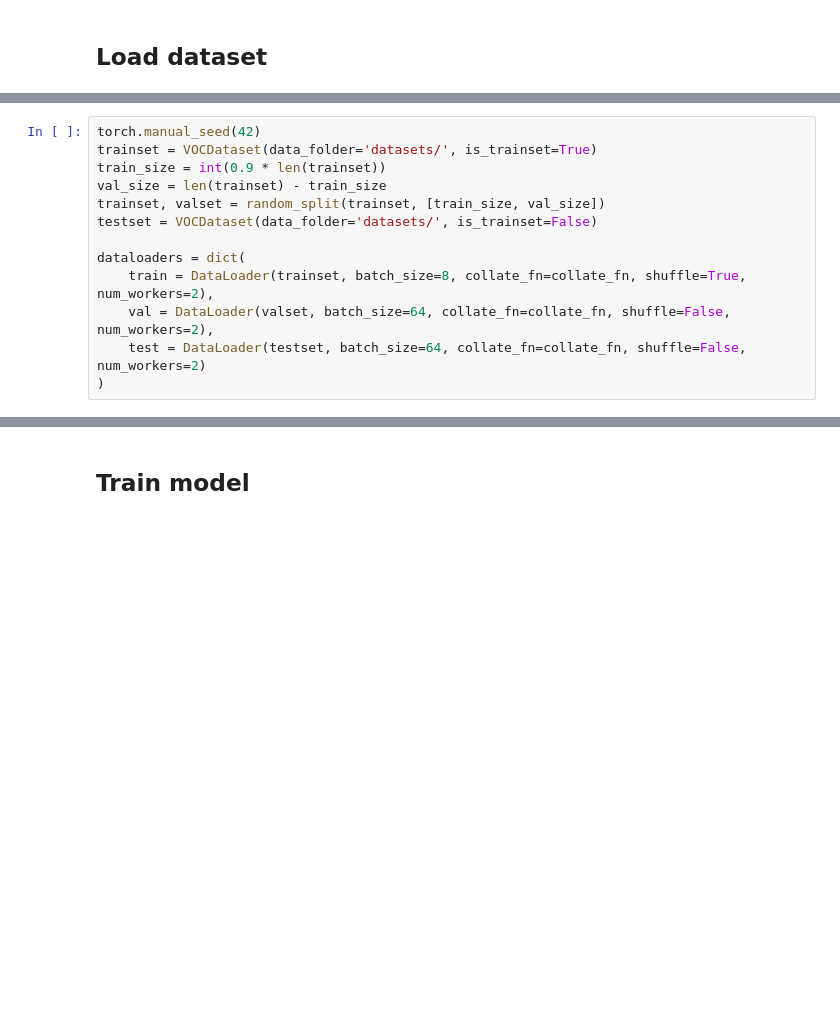
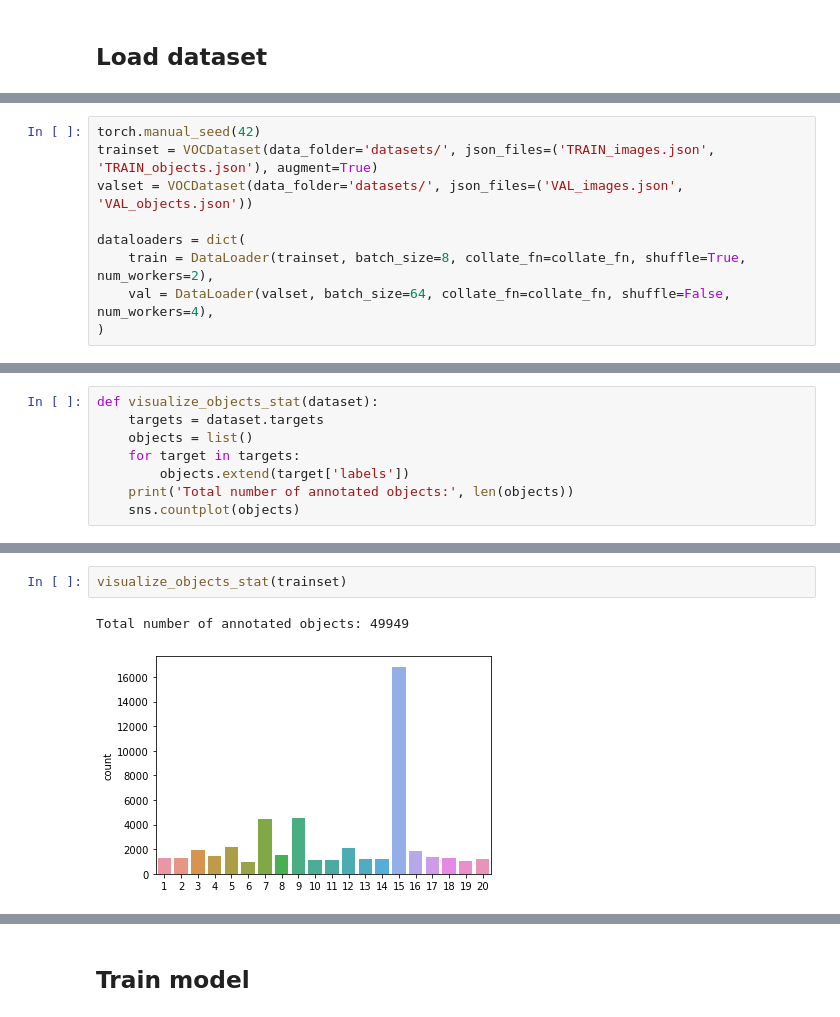
Before and after one commit to thuan00/single-shot-detection-pytorch, a Jupyter notebook: train-eval.ipynb, the cells around one changed output, grey strips where cells are left out. Cells and saved outputs as stored; diff of their text form; blank space fills up the shorter version.

Commit message:
add EDA + trial training failed

```diff
--- a/train-eval.ipynb
+++ b/train-eval.ipynb
@@ -29,13 +70,9 @@ create_data_lists(voc07_path, voc12_path, 'D:/C-dir/SSD/VOCdevkit/')
 # %%
 torch.manual_seed(42)
-trainset = VOCDataset(data_folder='datasets/', is_trainset=True)
-train_size = int(0.9 * len(trainset))
-val_size = len(trainset) - train_size
-trainset, valset = random_split(trainset, [train_size, val_size])
-testset = VOCDataset(data_folder='datasets/', is_trainset=False)
+trainset = VOCDataset(data_folder='datasets/', json_files=('TRAIN_images.json', 'TRAIN_objects.json'), augment=True)
+valset = VOCDataset(data_folder='datasets/', json_files=('VAL_images.json', 'VAL_objects.json'))
 
 dataloaders = dict(
     train = DataLoader(trainset, batch_size=8, collate_fn=collate_fn, shuffle=True, num_workers=2),
-    val = DataLoader(valset, batch_size=64, collate_fn=collate_fn, shuffle=False, num_workers=2),
-    test = DataLoader(testset, batch_size=64, collate_fn=collate_fn, shuffle=False, num_workers=2)
+    val = DataLoader(valset, batch_size=64, collate_fn=collate_fn, shuffle=False, num_workers=4),
 )
@@ -41,0 +81,8 @@ dataloaders = dict(
+# %%
+def visualize_objects_stat(dataset):
+    targets = dataset.targets
+    objects = list()
+    for target in targets:
+        objects.extend(target['labels'])
+    print('Total number of annotated objects:', len(objects))
+    sns.countplot(objects)
@@ -41,0 +109,5 @@ dataloaders = dict(
+# %%
+visualize_objects_stat(trainset)
+# %% [output]
+Total number of annotated objects: 49949
+[figure, added]
```
Also changed, not shown: parts of 20 cells of this notebook.
